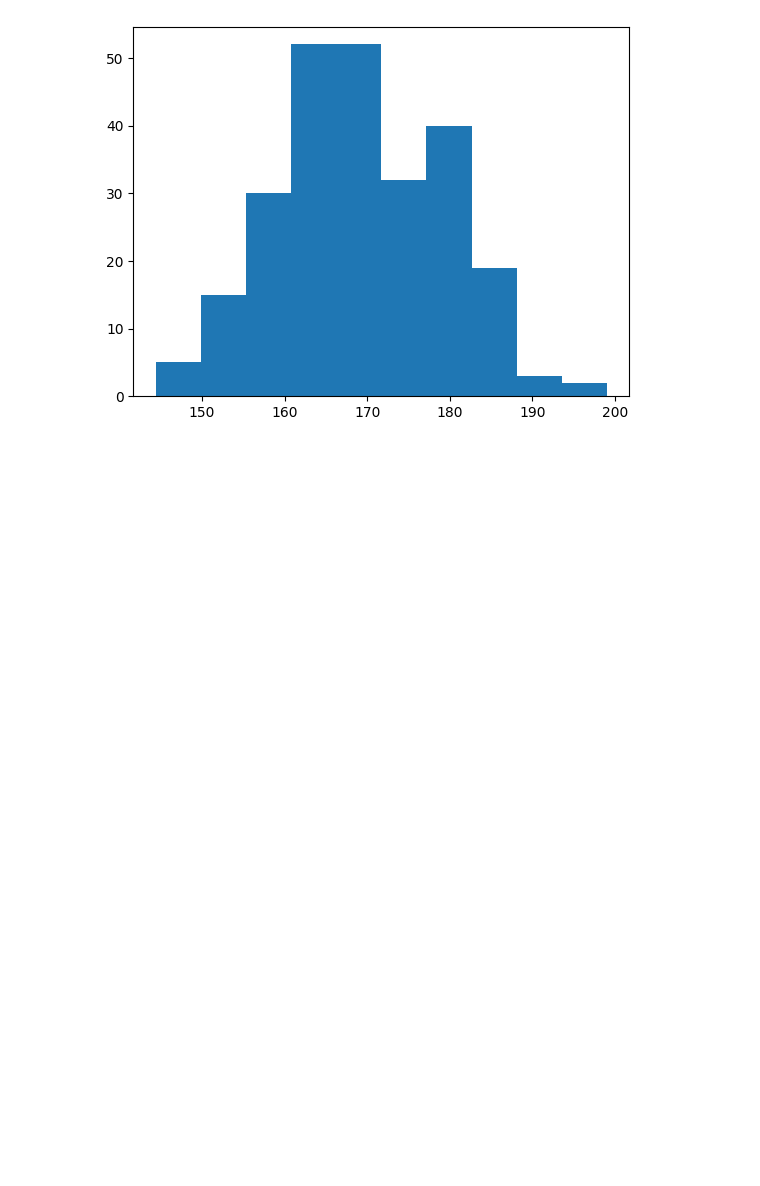
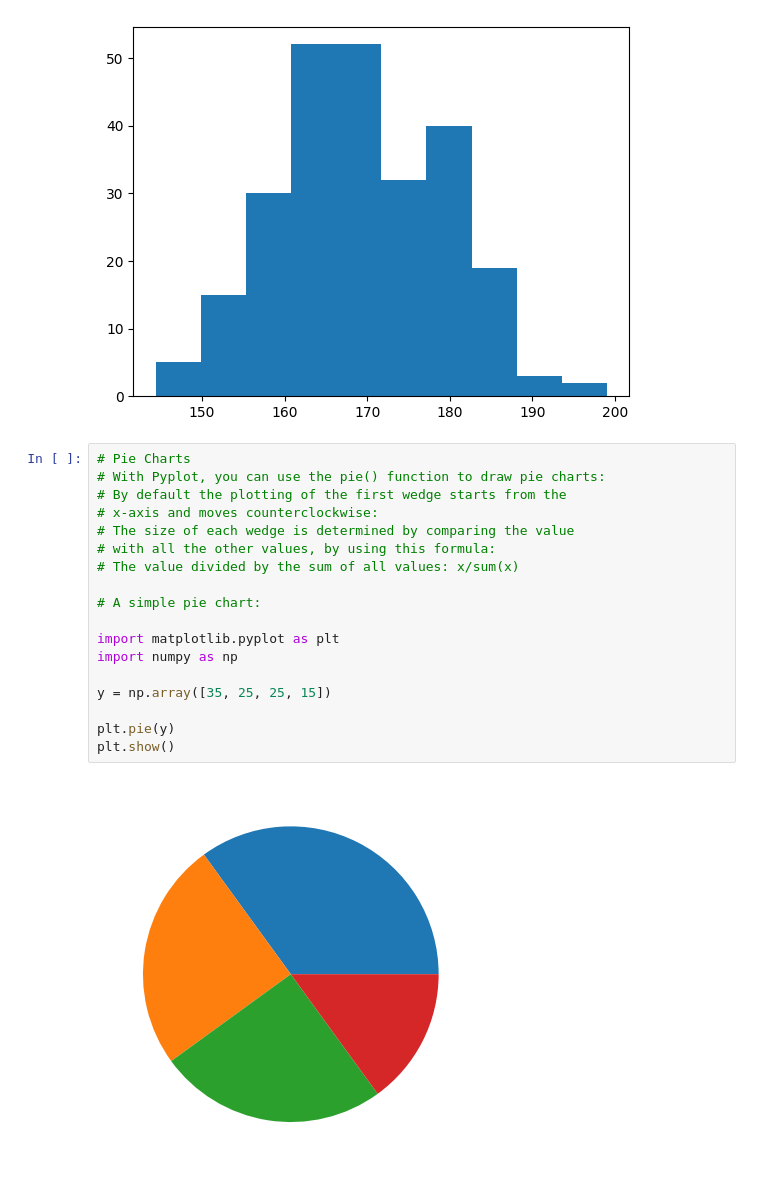
Before and after one commit to kofi-teddy/fluent-python, a Jupyter notebook: ml-matplotlib.ipynb, the cells around one changed output. Saved outputs shown, nothing was run; the diff lists cells and outputs as text; blank space fills up the shorter version.

Commit message:
update: matplotlib refresher

```diff
--- a/ml-matplotlib.ipynb
+++ b/ml-matplotlib.ipynb
@@ -962,3 +962,23 @@ plt.hist(x)
 plt.show()
 # %% [output]
 [figure]
+# %%
+# Pie Charts
+# With Pyplot, you can use the pie() function to draw pie charts:
+# By default the plotting of the first wedge starts from the
+# x-axis and moves counterclockwise:
+# The size of each wedge is determined by comparing the value
+# with all the other values, by using this formula:
+# The value divided by the sum of all values: x/sum(x)
+
+# A simple pie chart:
+
+import matplotlib.pyplot as plt
+import numpy as np
+
+y = np.array([35, 25, 25, 15])
+
+plt.pie(y)
+plt.show()
+# %% [output]
+[figure, added]
```
Also changed, not shown: parts of 7 cells of this notebook.
